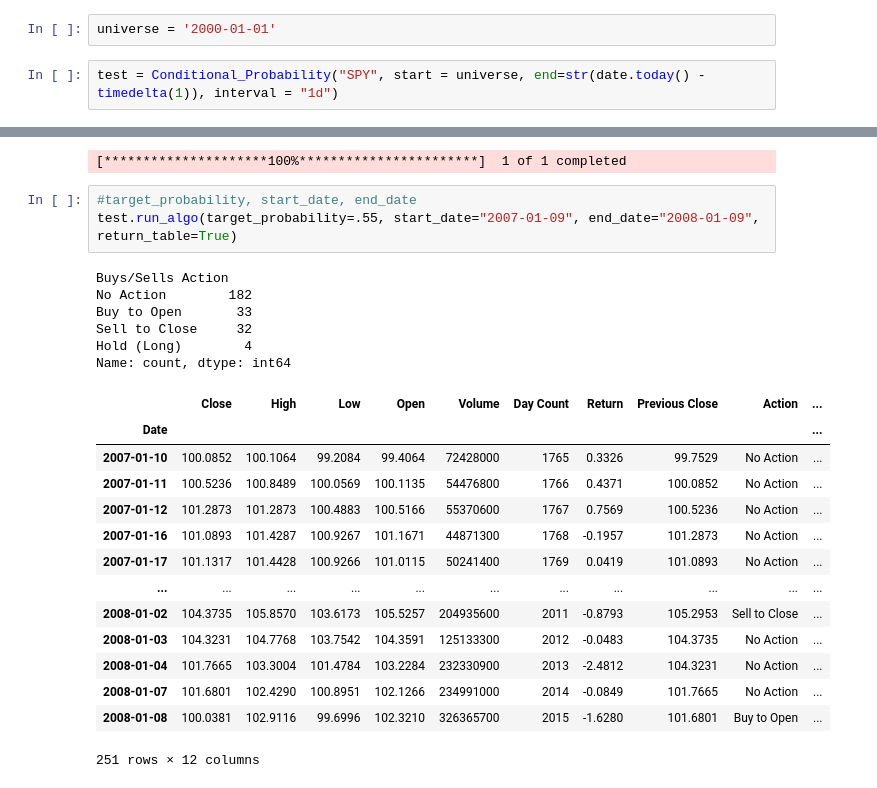
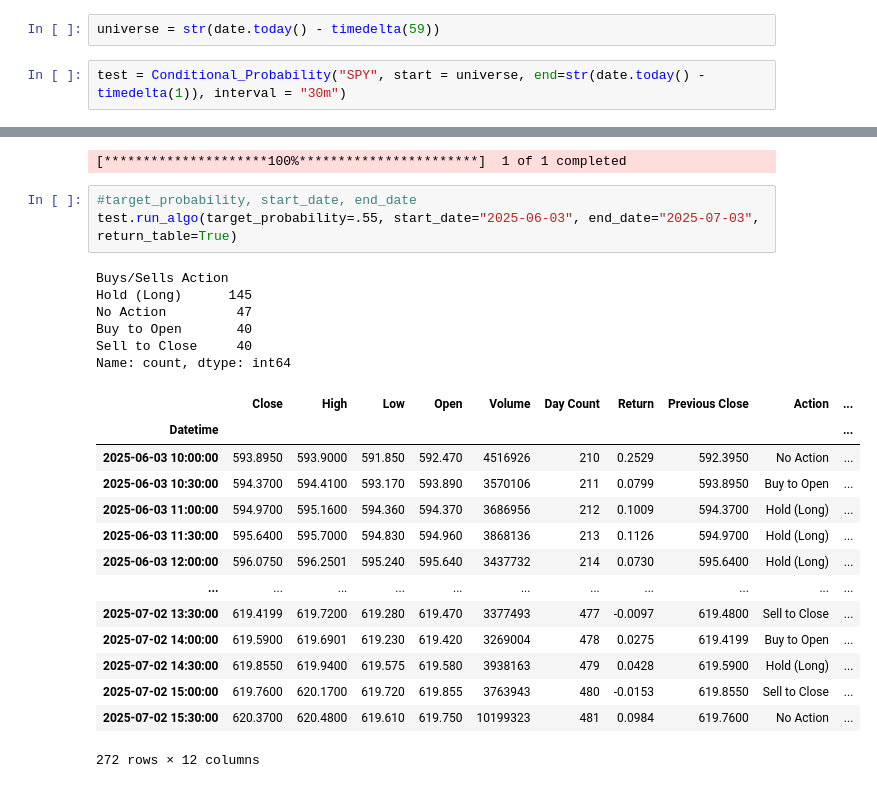
Before and after one commit to FilBillions/conditional_probability_model_1, a Jupyter notebook: contents/Current_Given_Previous_Cond_Prob_model.ipynb, the cells around one changed output, grey strips where cells are left out. Cells and saved outputs as stored; diff of their text form.

```diff
--- a/contents/Current_Given_Previous_Cond_Prob_model.ipynb
+++ b/contents/Current_Given_Previous_Cond_Prob_model.ipynb
@@ -11,36 +11,36 @@ for current day: str(date.today() - timedelta(1))
 60m, 90m, 1h  :::: str(date.today() - timedelta(729))
 1d, 5d, 1wk, 1mo, 3mo :::: Any Start Date
 # %%
-universe = '2000-01-01'
+universe = str(date.today() - timedelta(59))
 # %%
-test = Conditional_Probability("SPY", start = universe, end=str(date.today() - timedelta(1)), interval = "1d")
+test = Conditional_Probability("SPY", start = universe, end=str(date.today() - timedelta(1)), interval = "30m")
 # %% [output]
 YF.download() has changed argument auto_adjust default to True
 [*********************100%***********************]  1 of 1 completed
 # %%
 #target_probability, start_date, end_date
-test.run_algo(target_probability=.55, start_date="2007-01-09", end_date="2008-01-09", return_table=True)
+test.run_algo(target_probability=.55, start_date="2025-06-03", end_date="2025-07-03", return_table=True)
 # %% [output]
 Buys/Sells Action
-No Action        182
-Buy to Open       33
-Sell to Close     32
-Hold (Long)        4
+Hold (Long)      145
+No Action         47
+Buy to Open       40
+Sell to Close     40
 Name: count, dtype: int64
 |  | Close | High | Low | Open | Volume | Day Count | Return | Previous Close | Action | ... |
-| Date |  |  |  |  |  |  |  |  |  | ... |
-| 2007-01-10 | 100.0852 | 100.1064 | 99.2084 | 99.4064 | 72428000 | 1765 | 0.3326 | 99.7529 | No Action | ... |
-| 2007-01-11 | 100.5236 | 100.8489 | 100.0569 | 100.1135 | 54476800 | 1766 | 0.4371 | 100.0852 | No Action | ... |
-| 2007-01-12 | 101.2873 | 101.2873 | 100.4883 | 100.5166 | 55370600 | 1767 | 0.7569 | 100.5236 | No Action | ... |
-| 2007-01-16 | 101.0893 | 101.4287 | 100.9267 | 101.1671 | 44871300 | 1768 | -0.1957 | 101.2873 | No Action | ... |
-| 2007-01-17 | 101.1317 | 101.4428 | 100.9266 | 101.0115 | 50241400 | 1769 | 0.0419 | 101.0893 | No Action | ... |
+| Datetime |  |  |  |  |  |  |  |  |  | ... |
+| 2025-06-03 10:00:00 | 593.8950 | 593.9000 | 591.850 | 592.470 | 4516926 | 210 | 0.2529 | 592.3950 | No Action | ... |
+| 2025-06-03 10:30:00 | 594.3700 | 594.4100 | 593.170 | 593.890 | 3570106 | 211 | 0.0799 | 593.8950 | Buy to Open | ... |
+| 2025-06-03 11:00:00 | 594.9700 | 595.1600 | 594.360 | 594.370 | 3686956 | 212 | 0.1009 | 594.3700 | Hold (Long) | ... |
+| 2025-06-03 11:30:00 | 595.6400 | 595.7000 | 594.830 | 594.960 | 3868136 | 213 | 0.1126 | 594.9700 | Hold (Long) | ... |
+| 2025-06-03 12:00:00 | 596.0750 | 596.2501 | 595.240 | 595.640 | 3437732 | 214 | 0.0730 | 595.6400 | Hold (Long) | ... |
 | ... | ... | ... | ... | ... | ... | ... | ... | ... | ... | ... |
-| 2008-01-02 | 104.3735 | 105.8570 | 103.6173 | 105.5257 | 204935600 | 2011 | -0.8793 | 105.2953 | Sell to Close | ... |
-| 2008-01-03 | 104.3231 | 104.7768 | 103.7542 | 104.3591 | 125133300 | 2012 | -0.0483 | 104.3735 | No Action | ... |
-| 2008-01-04 | 101.7665 | 103.3004 | 101.4784 | 103.2284 | 232330900 | 2013 | -2.4812 | 104.3231 | No Action | ... |
-| 2008-01-07 | 101.6801 | 102.4290 | 100.8951 | 102.1266 | 234991000 | 2014 | -0.0849 | 101.7665 | No Action | ... |
-| 2008-01-08 | 100.0381 | 102.9116 | 99.6996 | 102.3210 | 326365700 | 2015 | -1.6280 | 101.6801 | Buy to Open | ... |
+| 2025-07-02 13:30:00 | 619.4199 | 619.7200 | 619.280 | 619.470 | 3377493 | 477 | -0.0097 | 619.4800 | Sell to Close | ... |
+| 2025-07-02 14:00:00 | 619.5900 | 619.6901 | 619.230 | 619.420 | 3269004 | 478 | 0.0275 | 619.4199 | Buy to Open | ... |
+| 2025-07-02 14:30:00 | 619.8550 | 619.9400 | 619.575 | 619.580 | 3938163 | 479 | 0.0428 | 619.5900 | Hold (Long) | ... |
+| 2025-07-02 15:00:00 | 619.7600 | 620.1700 | 619.720 | 619.855 | 3763943 | 480 | -0.0153 | 619.8550 | Sell to Close | ... |
+| 2025-07-02 15:30:00 | 620.3700 | 620.4800 | 619.610 | 619.750 | 10199323 | 481 | 0.0984 | 619.7600 | No Action | ... |
-251 rows × 12 columns
+272 rows × 12 columns
 # %%
 test.backtest(return_table=True)
 # %% [output]
```
Also changed, not shown: parts of 4 cells of this notebook, 3 other files.
